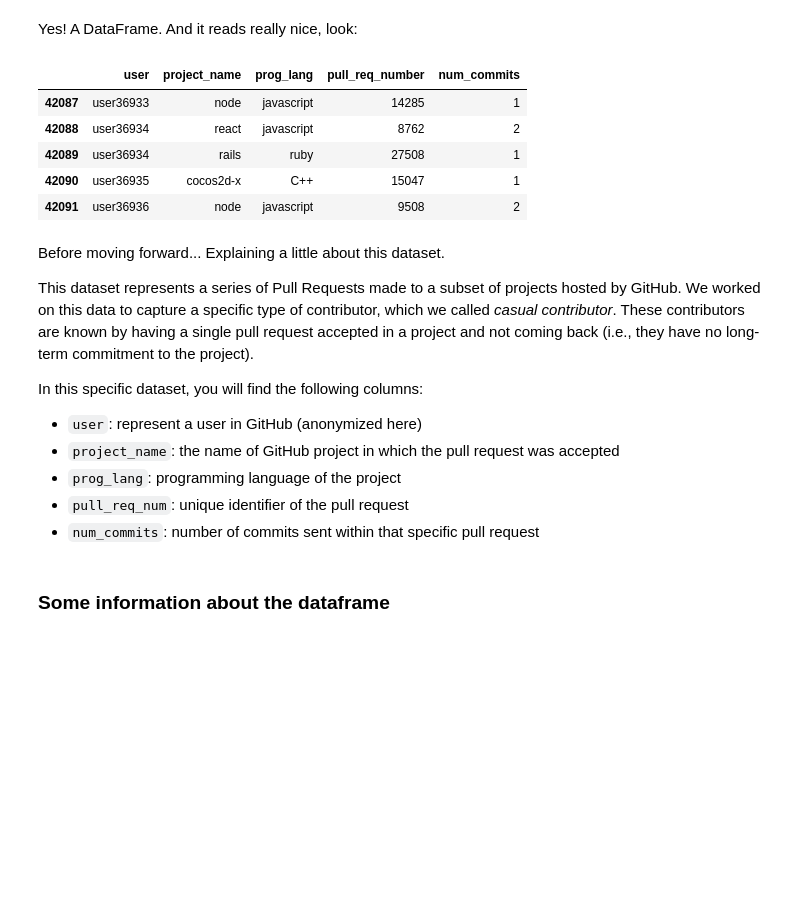
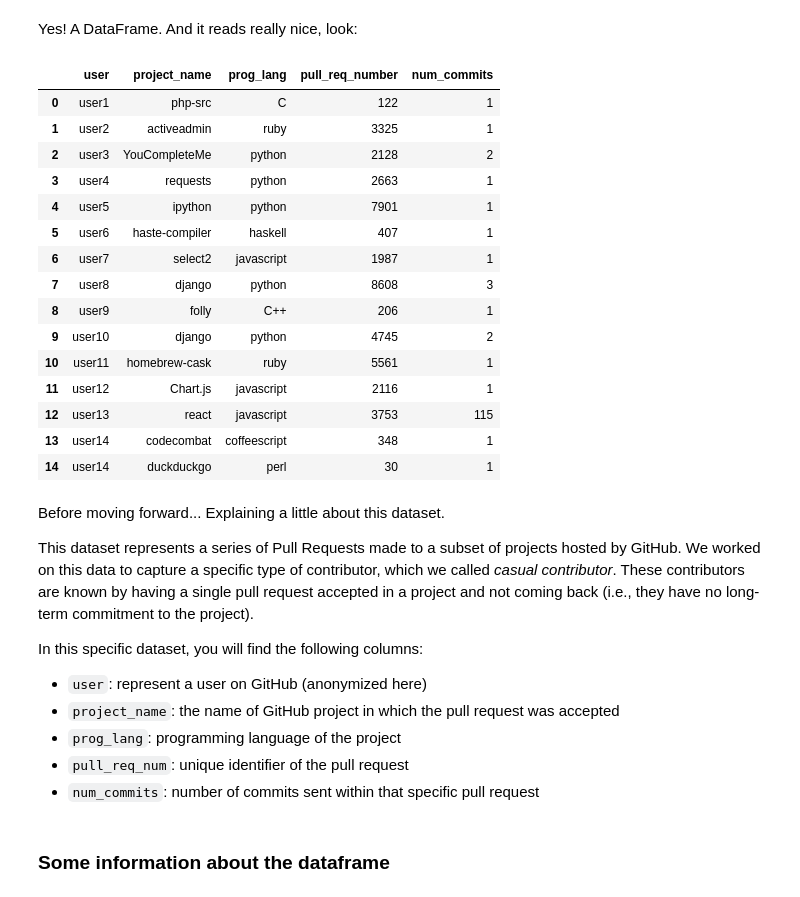
Before and after one commit to igorsteinmacher/INF502-Fall2020, a Jupyter notebook: notebooks/PandasKickoff.ipynb, the cells around one changed output. Cells and saved outputs as stored; diff of their text form; code cells hidden in the pictures; blank space fills up the shorter version.

```diff
--- a/notebooks/PandasKickoff.ipynb
+++ b/notebooks/PandasKickoff.ipynb
@@ -23,15 +23,25 @@ pandas.core.frame.DataFrame
 # %% [markdown]
 Yes! A DataFrame. And it reads really nice, look:
 # %%
-cpr.tail()
+cpr.head(15)
 ### We can use head() and tail() functions to see a bit less
 # %% [output]
 |  | user | project_name | prog_lang | pull_req_number | num_commits |
-| 42087 | user36933 | node | javascript | 14285 | 1 |
-| 42088 | user36934 | react | javascript | 8762 | 2 |
-| 42089 | user36934 | rails | ruby | 27508 | 1 |
-| 42090 | user36935 | cocos2d-x | C++ | 15047 | 1 |
-| 42091 | user36936 | node | javascript | 9508 | 2 |
+| 0 | user1 | php-src | C | 122 | 1 |
+| 1 | user2 | activeadmin | ruby | 3325 | 1 |
+| 2 | user3 | YouCompleteMe | python | 2128 | 2 |
+| 3 | user4 | requests | python | 2663 | 1 |
+| 4 | user5 | ipython | python | 7901 | 1 |
+| 5 | user6 | haste-compiler | haskell | 407 | 1 |
+| 6 | user7 | select2 | javascript | 1987 | 1 |
+| 7 | user8 | django | python | 8608 | 3 |
+| 8 | user9 | folly | C++ | 206 | 1 |
+| 9 | user10 | django | python | 4745 | 2 |
+| 10 | user11 | homebrew-cask | ruby | 5561 | 1 |
+| 11 | user12 | Chart.js | javascript | 2116 | 1 |
+| 12 | user13 | react | javascript | 3753 | 115 |
+| 13 | user14 | codecombat | coffeescript | 348 | 1 |
+| 14 | user14 | duckduckgo | perl | 30 | 1 |
 # %% [markdown]
 Before moving forward... Explaining a little about this dataset.
 
@@ -39,7 +49,7 @@ This dataset represents a series of Pull Requests made to a subset of projects h
 
 In this specific dataset, you will find the following columns:
 
-* `user`: represent a user in GitHub (anonymized here)
+* `user`: represent a user on GitHub (anonymized here)
 * `project_name`: the name of GitHub project in which the pull request was accepted
 * `prog_lang`: programming language of the project
 * `pull_req_num`: unique identifier of the pull request
```
Also changed, not shown: parts of 33 cells of this notebook.
